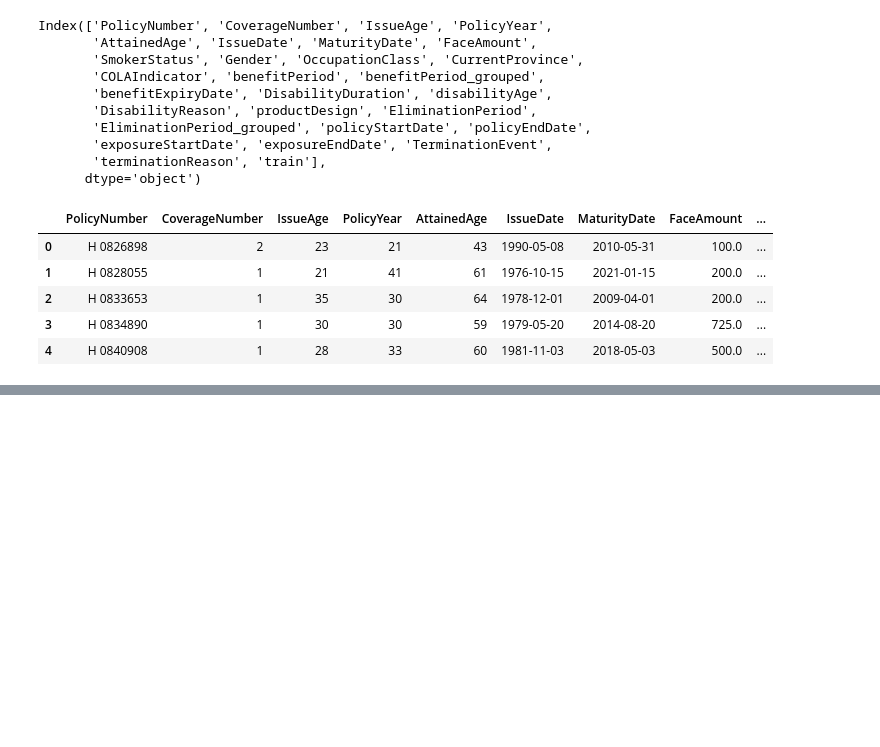
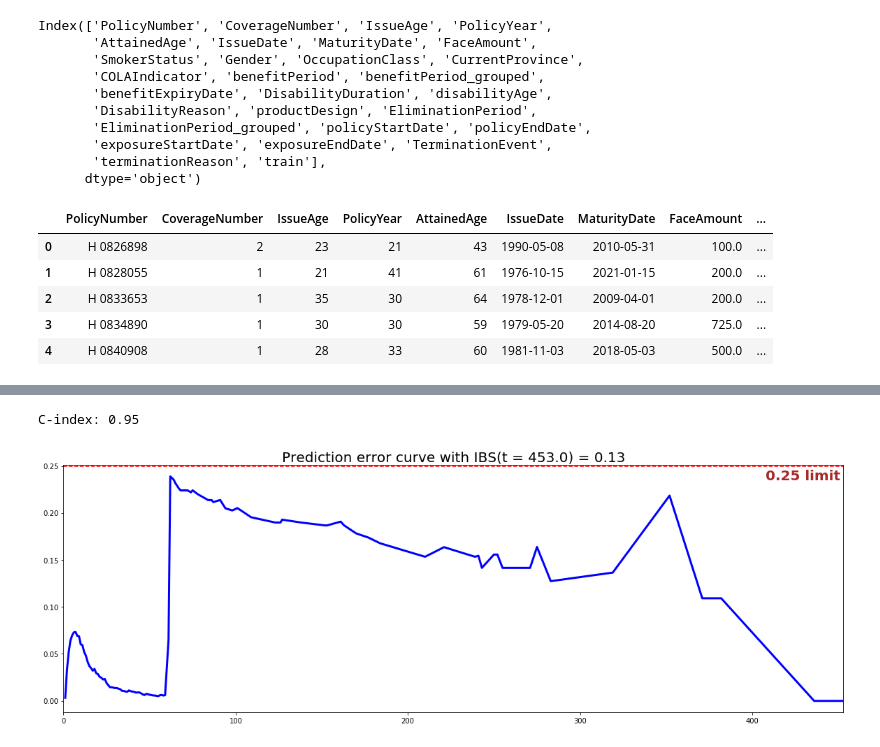
Before and after one commit to sabyasm/m4, a Jupyter notebook: m4_14112019.ipynb, the cells around one changed output, grey strips where cells are left out. Saved outputs shown, nothing was run; the diff lists cells and outputs as text; code cells hidden in the pictures; blank space fills up the shorter version.

```diff
--- a/m4_14112019.ipynb
+++ b/m4_14112019.ipynb
@@ -258,0 +169,24 @@ Wall time: 2min 32s
+# %%
+%%time
+from pysurvival.models.semi_parametric import NonLinearCoxPHModel
+#### 4 - Creating an instance of the NonLinear CoxPH model and fitting the data.
+
+# Defining the MLP structure. Here we will build a 1-hidden layer
+# with 150 units and `BentIdentity` as its activation function
+structure = [ {'activation': 'BentIdentity', 'num_units': 256},  ]
+
+# Building the model
+nonlinear_coxph = NonLinearCoxPHModel(structure=structure)
+nonlinear_coxph.fit(X_train, T_train, E_train, lr=1e-3, init_method='xav_uniform')
+
+
+#### 5 - Cross Validation / Model Performances
+c_index = concordance_index(nonlinear_coxph, X_test, T_test, E_test) #0.95/0.13
+print('C-index: {:.2f}'.format(c_index))
+
+ibs = integrated_brier_score(nonlinear_coxph, X_test, T_test, E_test, t_max=600,
+            figure_size=(20, 6.5) )
+print('IBS: {:.2f}'.format(ibs))
+# %% [output]
+C-index: 0.95
+[figure, added]
```
Also changed, not shown: parts of 25 cells of this notebook.
